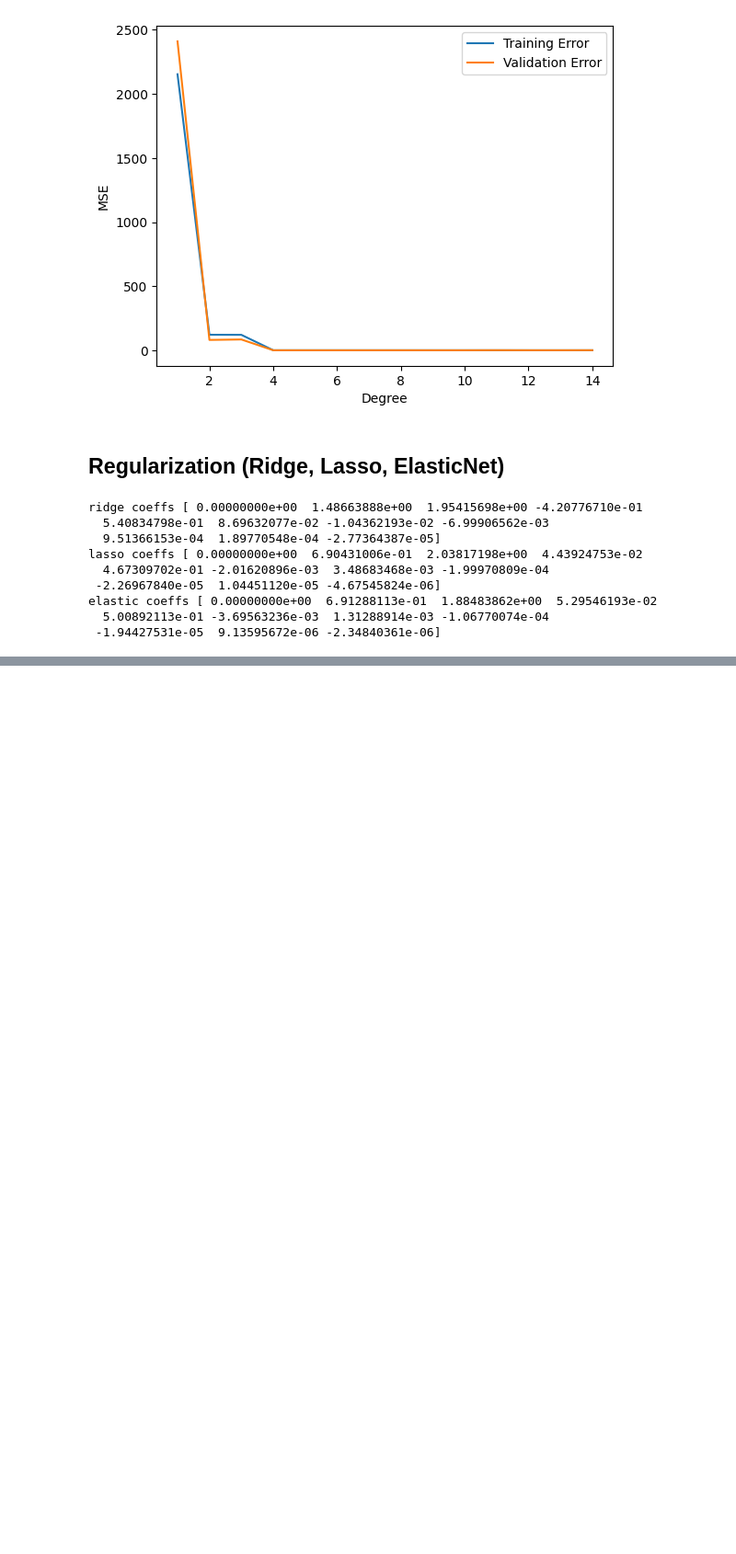
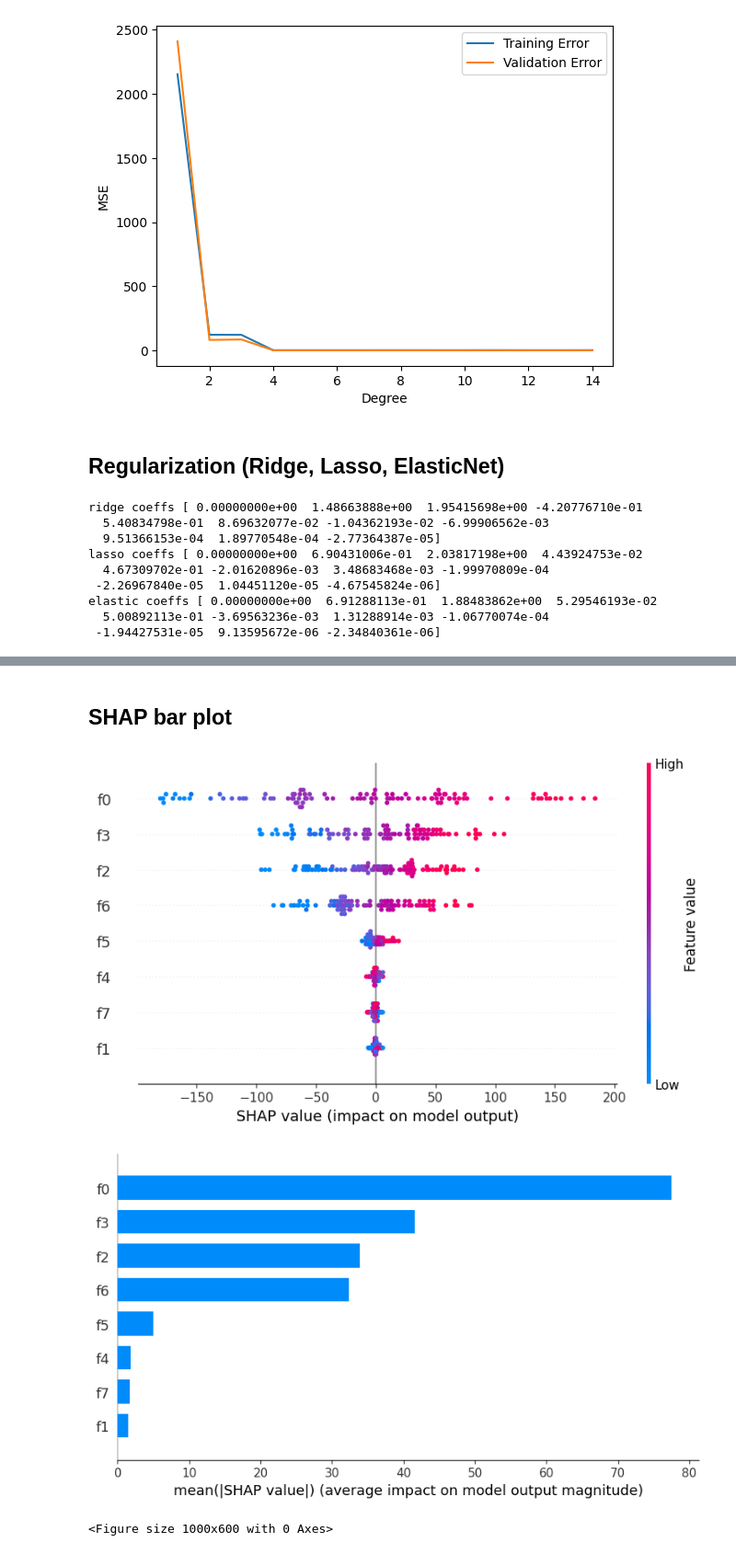
Before and after one commit to avikumart/DA-DS-Questions, a Jupyter notebook: ML_coding/Ml_coding_and_interviewn_practice.ipynb, the cells around one changed output, grey strips where cells are left out. Shown at 92% size. Cells and saved outputs as stored; diff of their text form; code cells hidden in the pictures; blank space fills up the shorter version.

```diff
--- a/ML_coding/Ml_coding_and_interviewn_practice.ipynb
+++ b/ML_coding/Ml_coding_and_interviewn_practice.ipynb
@@ -360,0 +377,58 @@ elastic coeffs [ 0.00000000e+00  6.91288113e-01  1.88483862e+00  5.29546193e-02
+# %% [markdown]
+## SHAP bar plot
+# %%
+import numpy as np
+import pandas as pd
+import matplotlib.pyplot as plt
+
+from sklearn.model_selection import train_test_split
+from sklearn.datasets import make_regression
+from sklearn.ensemble import RandomForestRegressor
+from sklearn.inspection import permutation_importance
+
+try:
+  from xgboost import XGBRegressor
+  MODEL = "xgb"
+except ImportError:
+  XGBRegressor = None
+  MODEL = "rf"
+
+import shap
+
+X, y = make_regression(n_samples=500, n_features=8, n_informative=5, noise=5, random_state=42)
+
+feature_names = [f"f{i}" for i in range(X.shape[1])]
+
+X = pd.DataFrame(X, columns=feature_names)
+y = pd.Series(y, name="target")
+
+# train and test split  of the dataset
+X_train, X_test, y_train, y_test = train_test_split(X,y, test_size=0.2, random_state=42)
+
+# fit a model
+if MODEL == "xgb":
+  model = xgb.XGBRegressor(n_estimators=100, max_depth=4, random_state=42).fit(X_train, y_train)
+else:
+  model = RandomForestRegressor().fit(X_train, y_train)
+
+
+# explainer using the shape
+explainer = shap.TreeExplainer(model)
+shap_values = explainer.shap_values(X_test)
+
+plt.figure(figsize=(10, 6))
+shap.summary_plot(shap_values, X_test, plot_type="dot", show=True)
+
+plt.figure(figsize=(10, 6))
+shap.summary_plot(shap_values, X_test, plot_type="bar", show=True)
+
+mean_abs_shap = np.abs(shap_values).mean(axis=0)
+top_idx = np.argmax(mean_abs_shap)
+top_features = X_test.columns[top_idx]
+
+plt.figure(figsize=(10, 6))
+shap.dependence_plot(top_features, shap_values, X_test, show=True)
+# %% [output]
+[figure, added]
+[figure, added]
+<Figure size 1000x600 with 0 Axes>
```
Also changed, not shown: parts of 9 cells of this notebook.
